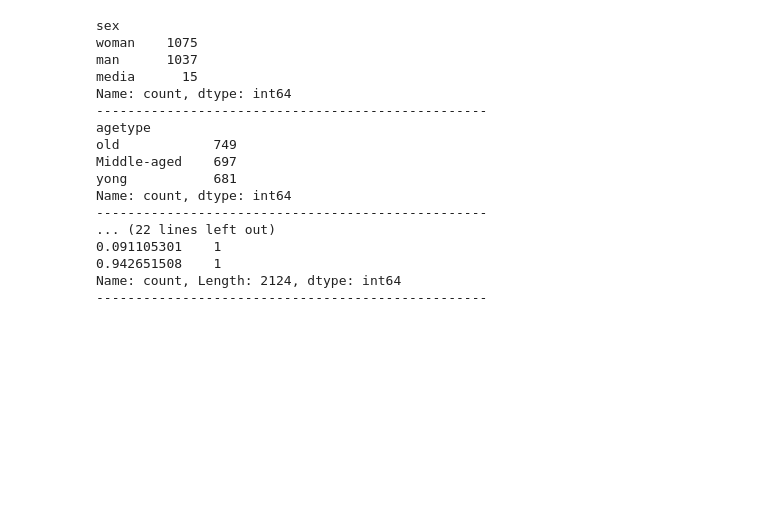
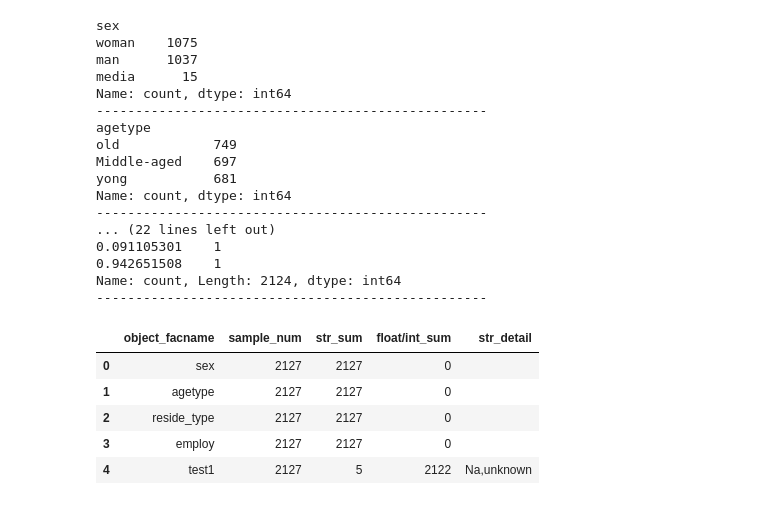
Before and after one commit to ZiangLiu666/Data_preparation, a Jupyter notebook: data_clean/Test.ipynb, the cells around one changed output. Drawn from its saved outputs; the diff is of its cells as text; code cells hidden in the pictures; blank space fills up the shorter version.

Commit message:
Update Data Cleaning

```diff
--- a/data_clean/Test.ipynb
+++ b/data_clean/Test.ipynb
@@ -168,3 +169,59 @@ Name: count, dtype: int64
 0.942651508    1
 Name: count, Length: 2124, dtype: int64
 --------------------------------------------------
+# %%
+# 定义查找数值型类型函数
+def is_numeric(value):
+    try:
+        # 尝试将字符串转换为浮点数
+        float(value)
+        return True
+    except ValueError:
+        # 如果转换失败，则说明字符串不是一个数值
+        return False
+
+# 定义查找连续型变量是否有字符串情况存在函数
+def find_str_innum(data):
+    '''
+    通过检查传入数据集中object类型的变量，统计字符串str_sum数量 以及 浮点数/整数 int_num数量
+    :param data: 传入需要检查的数据
+    :return:object类型变量，数值型和字符串统计表格。object_facname变量名，sample_num样本量，str_num文本数据量
+    '''
+    df_find_str_innum = pd.DataFrame(columns=['object_facname', 'sample_num', 'str_sum', 'float/int_sum', 'str_detail'])
+    num_index = 0
+    for col in data.columns:
+        # 只要不全是数值，col类型就为object
+        if str(data[col].dtype) == 'object':
+            n_samples = data[col].shape[0]
+            sum_str = 0
+            sum_numeric = 0
+            list_detail = []
+
+            for turple in data[col]:
+                if is_numeric(turple):
+                    sum_numeric += 1
+                else:
+                    sum_str += 1
+                    list_detail.append(turple)
+
+            if n_samples != sum_str:
+                # 去除重复
+                list_detail = np.unique(list_detail)
+                str_detail = ','.join(list_detail)
+            else:
+                str_detail = ''
+
+            df_find_str_innum.loc[num_index] = [col, n_samples, sum_str, sum_numeric] + [str_detail]
+            num_index += 1
+
+    return df_find_str_innum
+
+df_find_str_innum = find_str_innum(df_select)
+df_find_str_innum
+# %% [output]
+|  | object_facname | sample_num | str_sum | float/int_sum | str_detail |
+| 0 | sex | 2127 | 2127 | 0 |  |
+| 1 | agetype | 2127 | 2127 | 0 |  |
+| 2 | reside_type | 2127 | 2127 | 0 |  |
+| 3 | employ | 2127 | 2127 | 0 |  |
+| 4 | test1 | 2127 | 5 | 2122 | Na,unknown |
```
Also changed, not shown: parts of 4 cells of this notebook.
